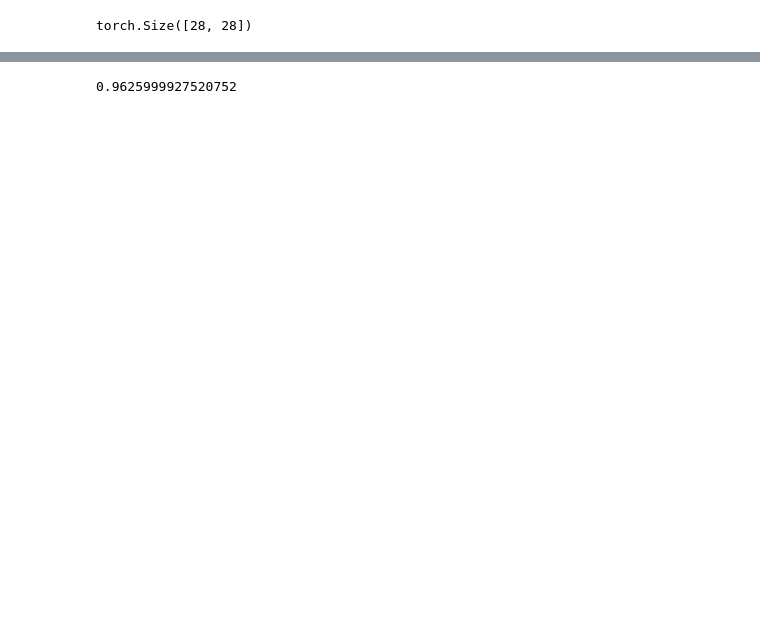
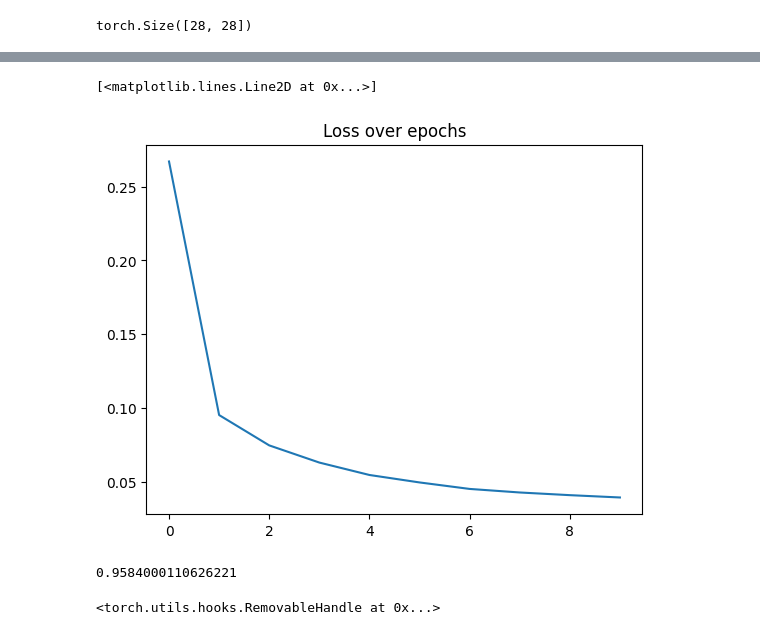
Before and after one commit to ncinsli/MNIST-Grad-CAM-implementation, a Jupyter notebook: model.ipynb, the cells around one changed output, grey strips where cells are left out. Drawn from its saved outputs; the diff is of its cells as text; code cells hidden in the pictures; blank space fills up the shorter version.

Commit message:
Update model.ipynb
Implemented Grad-CAM

```diff
--- a/model.ipynb
+++ b/model.ipynb
@@ -19,6 +25,9 @@ x_train, y_train = dataset_train.data.to(dtype=torch.float), dataset_train.targe
 x_test, y_test = dataset_test.data.to(dtype=torch.float), dataset_test.targets
 
 softmax = nn.Softmax(dim=0)
+relu = nn.ReLU()
+
+plt.rcParams['image.cmap'] = 'gray'
 # %%
 n = random.randint(0, len(x_train))
 print(y_train[n].item())
@@ -113,25 +122,34 @@ tensor([[3.2246e-08, 1.5417e-10, 3.5772e-06,  ..., 1.7130e-08, 3.9355e-05,
 # %%
-# Training
-optimizer = torch.optim.Adam(classifier.parameters(), lr=0.001, weight_decay=1e-2)
-epochs_count = 20
-loss = nn.CrossEntropyLoss()
+def fit(classifier, epochs=20, verbose=True):
+    optimizer = torch.optim.Adam(classifier.parameters(), lr=0.001, weight_decay=1e-2)
+    loss = nn.CrossEntropyLoss()
 
-train_loader = DataLoader(dataset_train, batch_size=512, shuffle=True, num_workers=2)
+    history = []
+    train_loader = DataLoader(dataset_train, batch_size=512, shuffle=True, num_workers=2)
 
-for epoch in range(0, epochs_count):
-    epoch_loss = 0
+    for epoch in range(0, epochs):
+        epoch_loss = 0
 
-    for x_batch, y_true_batch in train_loader:
-        optimizer.zero_grad()
-        logits = classifier.forward(x_batch)
+        for x_batch, y_true_batch in train_loader:
+            optimizer.zero_grad()
+            logits = classifier.forward(x_batch)
 
-        loss_val = loss(logits, y_true_batch)
-        loss_val.backward()
+            loss_val = loss(logits, y_true_batch)
+            loss_val.backward()
 
-        optimizer.step()
-        epoch_loss += loss_val.item()
+            optimizer.step()
+            epoch_loss += loss_val.item()
 
-    epoch_loss /= train_loader.batch_size
+        epoch_loss /= train_loader.batch_size
+        history.append(epoch_loss)
 
-    print(f'epoch {epoch}, loss {epoch_loss}')
+        if verbose:
+            print(f'epoch {epoch}, loss {epoch_loss}')
+
+    return history
+
+history = fit(classifier, 10)
+
+plt.title("Loss over epochs")
+plt.plot(torch.arange(0, 10), history)
 # %% [output]
@@ -158,12 +166,24 @@ epoch 19, loss 0.03502093878341839
+[<matplotlib.lines.Line2D at 0x...>]
+[figure, added]
 # %%
 # Counting accuracy
-def calculate_accuracy():
-    test_loader = DataLoader(dataset_test, batch_size=1, num_workers=2)
+def calculate_accuracy(classifier, x_test, y_test):
     with torch.no_grad():
         predicted = torch.argmax(classifier.forward(x_test.unsqueeze(1)), dim=1)
         accuracy = ((predicted == y_test).sum() / y_test.shape[0]).item()
     return accuracy
 
-calculate_accuracy()
+calculate_accuracy(classifier, x_test, y_test)
 # %% [output]
-0.9625999927520752
+0.9584000110626221
+# %%
+activation = {}
+
+def get_activation(name):
+    def hook(model, input, output):
+        activation[name] = output.detach().squeeze(0) # output.detach().clone().requires_grad_(True)
+    return hook
+
+classifier.pipeline[3].register_forward_hook(get_activation('conv2'))
+# %% [output]
+<torch.utils.hooks.RemovableHandle at 0x...>
```
Also changed, not shown: parts of 8 cells of this notebook, 1 other file.
